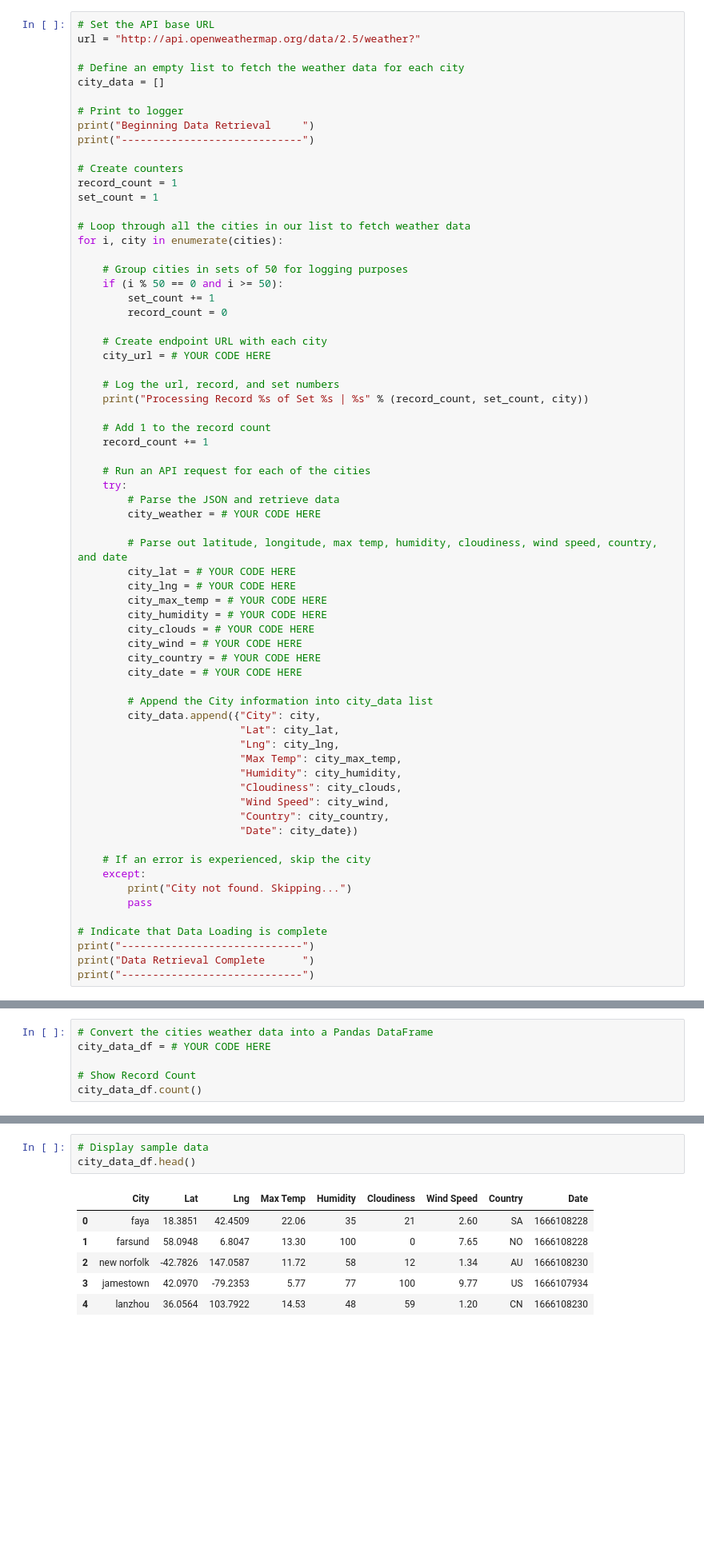
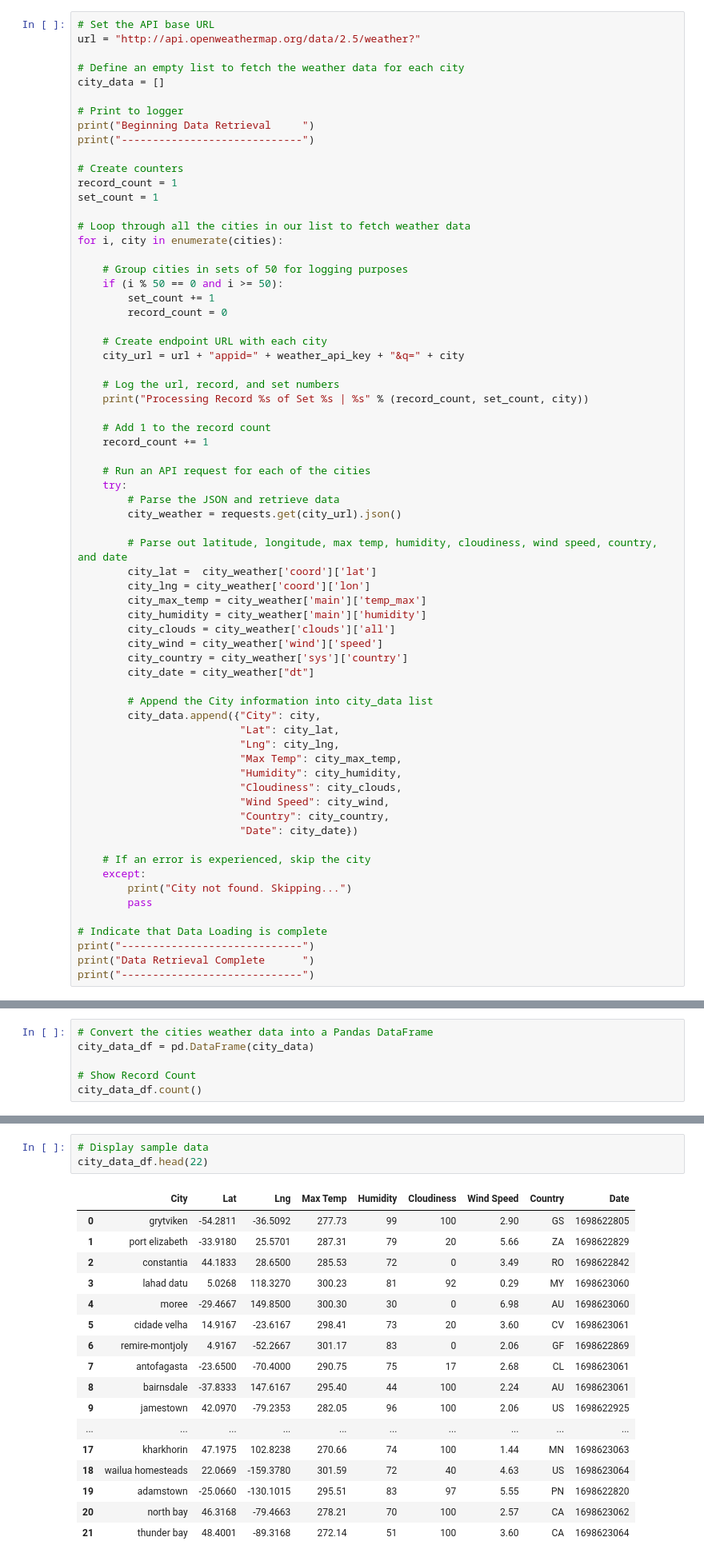
Before and after one commit to rdekker3/python-api-challenge, a Jupyter notebook: starter_code/WeatherPy.ipynb, the cells around one changed output, grey strips where cells are left out. Shown at 80% size. Drawn from its saved outputs; the diff is of its cells as text; blank space fills up the shorter version.

```diff
--- a/starter_code/WeatherPy.ipynb
+++ b/starter_code/WeatherPy.ipynb
@@ -78,7 +82,7 @@ for i, city in enumerate(cities):
         record_count = 0
 
     # Create endpoint URL with each city
-    city_url = # YOUR CODE HERE
+    city_url = url + "appid=" + weather_api_key + "&q=" + city
 
     # Log the url, record, and set numbers
     print("Processing Record %s of Set %s | %s" % (record_count, set_count, city))
@@ -89,17 +93,17 @@ for i, city in enumerate(cities):
     # Run an API request for each of the cities
     try:
         # Parse the JSON and retrieve data
-        city_weather = # YOUR CODE HERE
+        city_weather = requests.get(city_url).json()
 
         # Parse out latitude, longitude, max temp, humidity, cloudiness, wind speed, country, and date
-        city_lat = # YOUR CODE HERE
-        city_lng = # YOUR CODE HERE
-        city_max_temp = # YOUR CODE HERE
-        city_humidity = # YOUR CODE HERE
-        city_clouds = # YOUR CODE HERE
-        city_wind = # YOUR CODE HERE
-        city_country = # YOUR CODE HERE
-        city_date = # YOUR CODE HERE
+        city_lat =  city_weather['coord']['lat']
+        city_lng = city_weather['coord']['lon']
+        city_max_temp = city_weather['main']['temp_max']
+        city_humidity = city_weather['main']['humidity']
+        city_clouds = city_weather['clouds']['all']
+        city_wind = city_weather['wind']['speed']
+        city_country = city_weather['sys']['country']
+        city_date = city_weather["dt"]
 
         # Append the City information into city_data list
         city_data.append({"City": city,
@@ -141,7 +145,7 @@ Data Retrieval Complete
 -----------------------------
 # %%
 # Convert the cities weather data into a Pandas DataFrame
-city_data_df = # YOUR CODE HERE
+city_data_df = pd.DataFrame(city_data)
 
 # Show Record Count
 city_data_df.count()
@@ -158,14 +162,25 @@ Date          577
 dtype: int64
 # %%
 # Display sample data
-city_data_df.head()
+city_data_df.head(22)
 # %% [output]
 |  | City | Lat | Lng | Max Temp | Humidity | Cloudiness | Wind Speed | Country | Date |
-| 0 | faya | 18.3851 | 42.4509 | 22.06 | 35 | 21 | 2.60 | SA | 1666108228 |
-| 1 | farsund | 58.0948 | 6.8047 | 13.30 | 100 | 0 | 7.65 | NO | 1666108228 |
-| 2 | new norfolk | -42.7826 | 147.0587 | 11.72 | 58 | 12 | 1.34 | AU | 1666108230 |
-| 3 | jamestown | 42.0970 | -79.2353 | 5.77 | 77 | 100 | 9.77 | US | 1666107934 |
-| 4 | lanzhou | 36.0564 | 103.7922 | 14.53 | 48 | 59 | 1.20 | CN | 1666108230 |
+| 0 | grytviken | -54.2811 | -36.5092 | 277.73 | 99 | 100 | 2.90 | GS | 1698622805 |
+| 1 | port elizabeth | -33.9180 | 25.5701 | 287.31 | 79 | 20 | 5.66 | ZA | 1698622829 |
+| 2 | constantia | 44.1833 | 28.6500 | 285.53 | 72 | 0 | 3.49 | RO | 1698622842 |
+| 3 | lahad datu | 5.0268 | 118.3270 | 300.23 | 81 | 92 | 0.29 | MY | 1698623060 |
+| 4 | moree | -29.4667 | 149.8500 | 300.30 | 30 | 0 | 6.98 | AU | 1698623060 |
+| 5 | cidade velha | 14.9167 | -23.6167 | 298.41 | 73 | 20 | 3.60 | CV | 1698623061 |
+| 6 | remire-montjoly | 4.9167 | -52.2667 | 301.17 | 83 | 0 | 2.06 | GF | 1698622869 |
+| 7 | antofagasta | -23.6500 | -70.4000 | 290.75 | 75 | 17 | 2.68 | CL | 1698623061 |
+| 8 | bairnsdale | -37.8333 | 147.6167 | 295.40 | 44 | 100 | 2.24 | AU | 1698623061 |
+| 9 | jamestown | 42.0970 | -79.2353 | 282.05 | 96 | 100 | 2.06 | US | 1698622925 |
+| ... | ... | ... | ... | ... | ... | ... | ... | ... | ... |
+| 17 | kharkhorin | 47.1975 | 102.8238 | 270.66 | 74 | 100 | 1.44 | MN | 1698623063 |
+| 18 | wailua homesteads | 22.0669 | -159.3780 | 301.59 | 72 | 40 | 4.63 | US | 1698623064 |
+| 19 | adamstown | -25.0660 | -130.1015 | 295.51 | 83 | 97 | 5.55 | PN | 1698622820 |
+| 20 | north bay | 46.3168 | -79.4663 | 278.21 | 70 | 100 | 2.57 | CA | 1698623062 |
+| 21 | thunder bay | 48.4001 | -89.3168 | 272.14 | 51 | 100 | 3.60 | CA | 1698623064 |
 # %%
 # Export the City_Data into a csv
 city_data_df.to_csv("output_data/cities.csv", index_label="City_ID")
```
Also changed, not shown: parts of 37 cells of this notebook, 16 other files.
